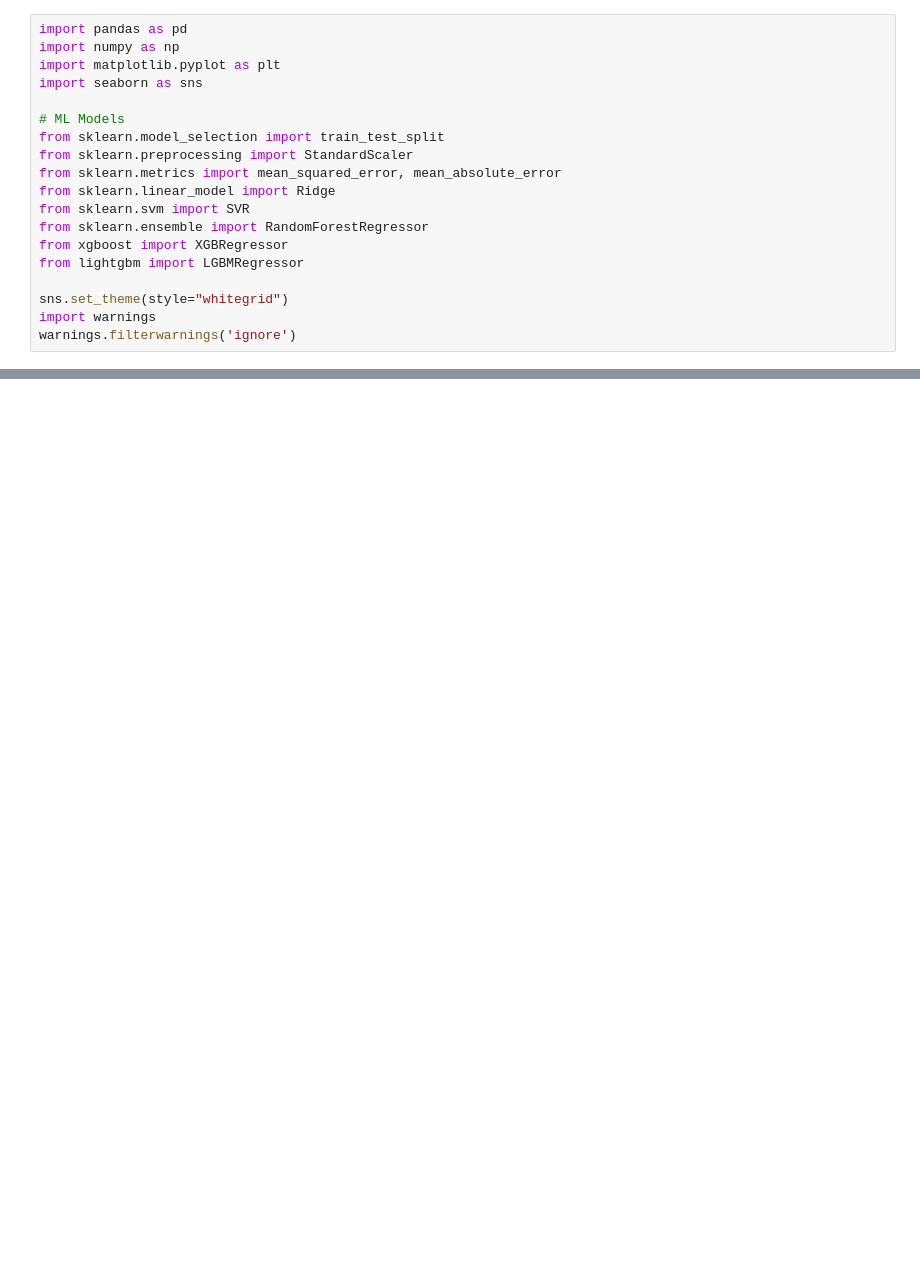
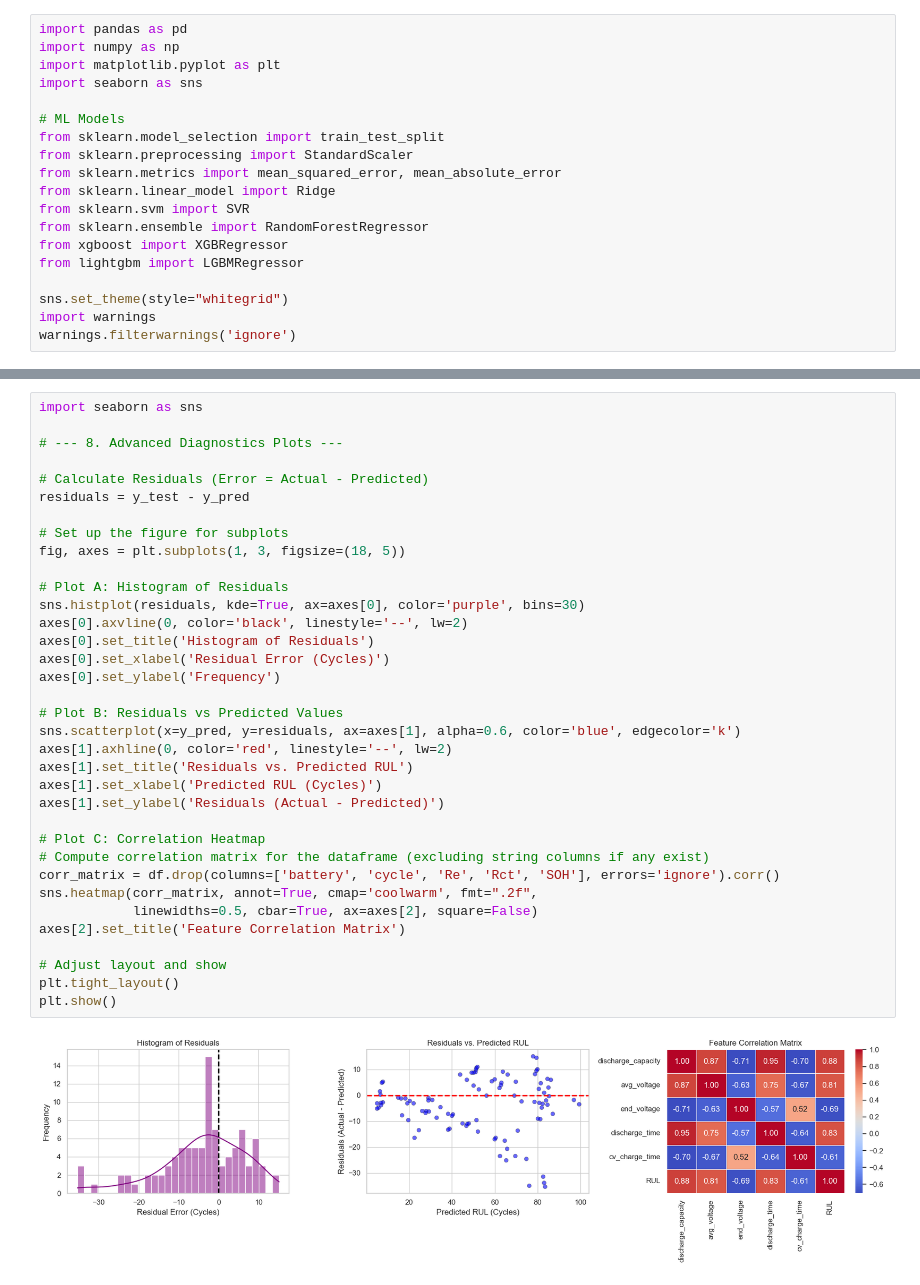
Before and after one commit to pavansharan007/battery-rul-prediction, a Jupyter notebook: ML/BatteryRUL.ipynb, the cells around one changed output, grey strips where cells are left out. Cells and saved outputs as stored; diff of their text form; blank space fills up the shorter version.

```diff
--- a/ML/BatteryRUL.ipynb
+++ b/ML/BatteryRUL.ipynb
@@ -202,0 +303,37 @@ R²: 0.9785
+# %%
+import seaborn as sns
+
+# --- 8. Advanced Diagnostics Plots ---
+
+# Calculate Residuals (Error = Actual - Predicted)
+residuals = y_test - y_pred
+
+# Set up the figure for subplots
+fig, axes = plt.subplots(1, 3, figsize=(18, 5))
+
+# Plot A: Histogram of Residuals
+sns.histplot(residuals, kde=True, ax=axes[0], color='purple', bins=30)
+axes[0].axvline(0, color='black', linestyle='--', lw=2)
+axes[0].set_title('Histogram of Residuals')
+axes[0].set_xlabel('Residual Error (Cycles)')
+axes[0].set_ylabel('Frequency')
+
+# Plot B: Residuals vs Predicted Values
+sns.scatterplot(x=y_pred, y=residuals, ax=axes[1], alpha=0.6, color='blue', edgecolor='k')
+axes[1].axhline(0, color='red', linestyle='--', lw=2)
+axes[1].set_title('Residuals vs. Predicted RUL')
+axes[1].set_xlabel('Predicted RUL (Cycles)')
+axes[1].set_ylabel('Residuals (Actual - Predicted)')
+
+# Plot C: Correlation Heatmap
+# Compute correlation matrix for the dataframe (excluding string columns if any exist)
+corr_matrix = df.drop(columns=['battery', 'cycle', 'Re', 'Rct', 'SOH'], errors='ignore').corr()
+sns.heatmap(corr_matrix, annot=True, cmap='coolwarm', fmt=".2f",
+            linewidths=0.5, cbar=True, ax=axes[2], square=False)
+axes[2].set_title('Feature Correlation Matrix')
+
+# Adjust layout and show
+plt.tight_layout()
+plt.show()
+# %% [output]
+[figure, added]
```
Also changed, not shown: parts of 11 cells of this notebook, 4 other files.
